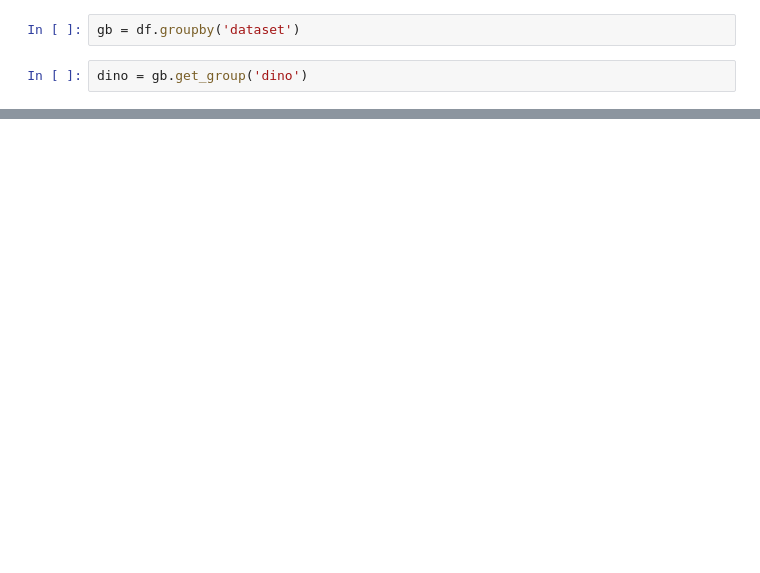
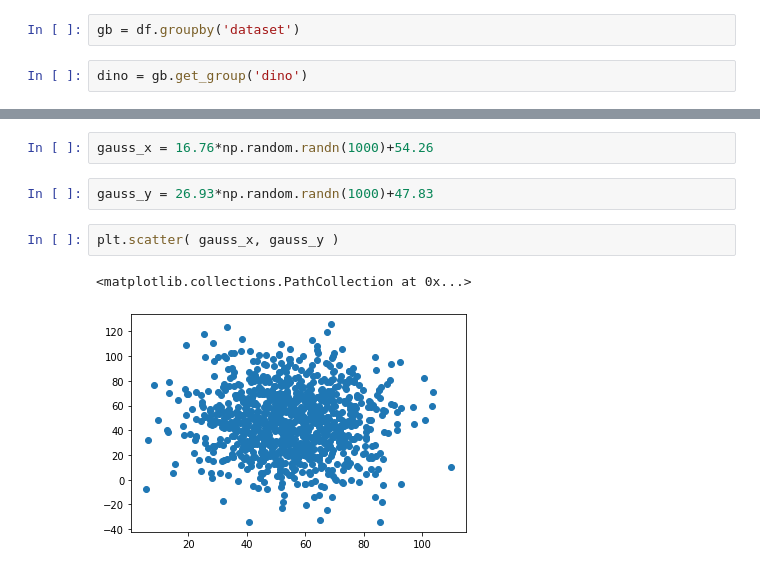
Before and after one commit to wingated/cs180_labs, a Jupyter notebook: datasaurus.ipynb, the cells around one changed output, grey strips where cells are left out. Cells and saved outputs as stored; diff of their text form; blank space fills up the shorter version.

```diff
--- a/datasaurus.ipynb
+++ b/datasaurus.ipynb
@@ -18,0 +79,9 @@ dino.describe()
+# %%
+gauss_x = 16.76*np.random.randn(1000)+54.26
+# %%
+gauss_y = 26.93*np.random.randn(1000)+47.83
+# %%
+plt.scatter( gauss_x, gauss_y )
+# %% [output]
+<matplotlib.collections.PathCollection at 0x...>
+[figure, added]
```
Also changed, not shown: parts of 11 cells of this notebook.
